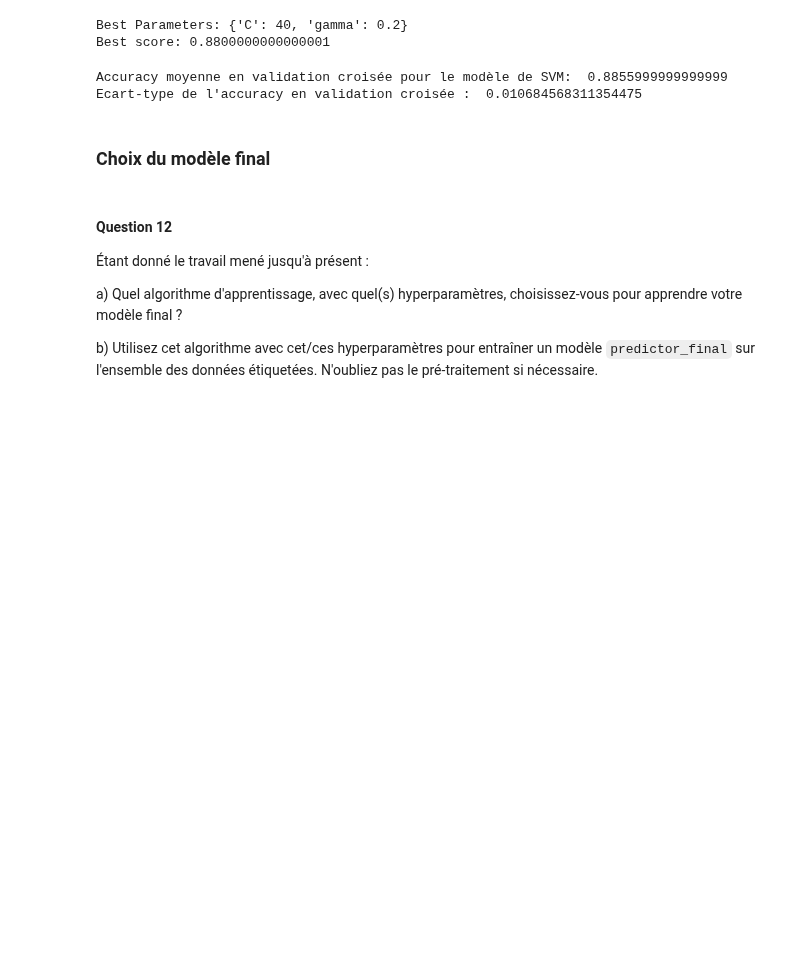
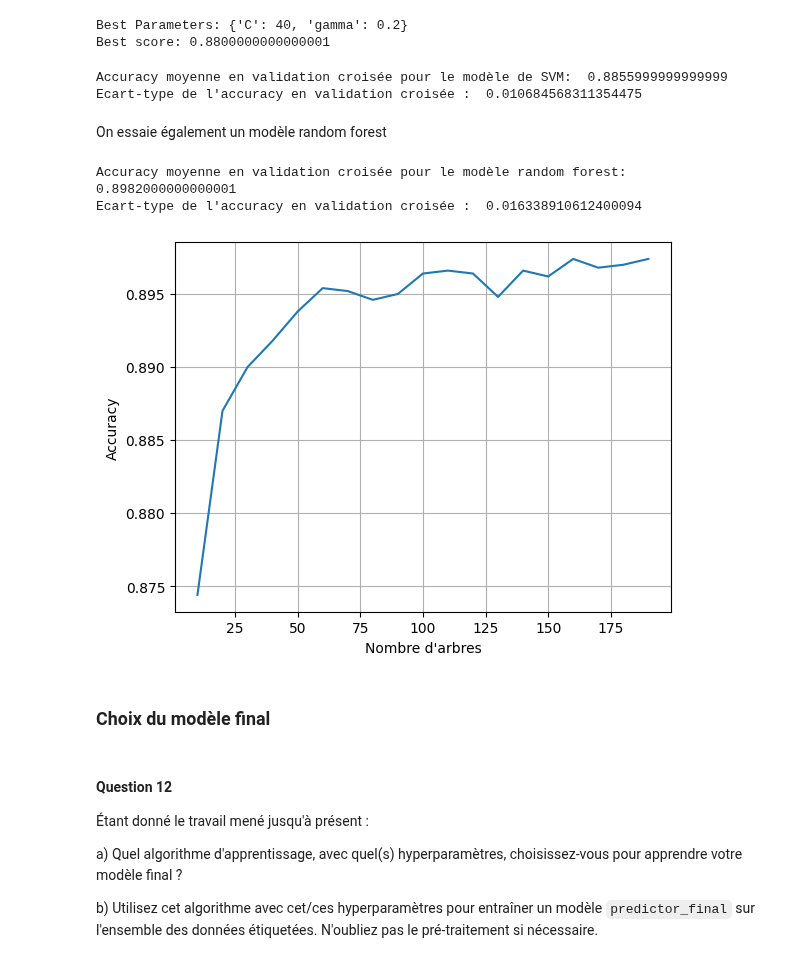
Before and after one commit to VDeumier/Projet_SDD, a Jupyter notebook: Projet_SDD_2024.ipynb, the cells around one changed output. Cells and saved outputs as stored; diff of their text form; code cells hidden in the pictures; blank space fills up the shorter version.

```diff
--- a/Projet_SDD_2024.ipynb
+++ b/Projet_SDD_2024.ipynb
@@ -368,3 +368,5 @@ print("Ecart-type de l'accuracy en validation croisée : ", np.std(cross_val_acc
 # %% [output]
 Accuracy moyenne en validation croisée pour le modèle de SVM:  0.8855999999999999
 Ecart-type de l'accuracy en validation croisée :  0.010684568311354475
+# %% [markdown]
+On essaie également un modèle random forest
@@ -371,3 +375,26 @@ Ecart-type de l'accuracy en validation croisée :  0.010684568311354475
+# %%
+random_forest = ensemble.RandomForestClassifier(n_estimators= 1000, random_state = 42)
+cross_val_accuracy_rf = model_selection.cross_val_score(random_forest, X_public_processed, y_public, cv = kf, scoring = 'accuracy')
+print("Accuracy moyenne en validation croisée pour le modèle random forest: ", np.mean(cross_val_accuracy_rf))
+print("Ecart-type de l'accuracy en validation croisée : ", np.std(cross_val_accuracy_rf))
+# %% [output]
+Accuracy moyenne en validation croisée pour le modèle random forest:  0.8982000000000001
+Ecart-type de l'accuracy en validation croisée :  0.016338910612400094
+# %%
+ntest = []
+acc = []
+for u in range(10,200,10):
+    random_forest = ensemble.RandomForestClassifier(n_estimators= u, random_state = 42)
+    cross_val_accuracy_rf = model_selection.cross_val_score(random_forest, X_public_processed, y_public, cv = kf, scoring = 'accuracy')
+    acc.append(np.mean(cross_val_accuracy_rf))
+    ntest.append(u)
+
+plt.plot(ntest,acc)
+plt.xlabel('Nombre d\'arbres')
+plt.ylabel('Accuracy')
+plt.grid()
+# %% [output]
+[figure, added]
 # %% [markdown]
 ### Choix du modèle final
 # %% [markdown]
```
Also changed, not shown: parts of 4 cells of this notebook.
